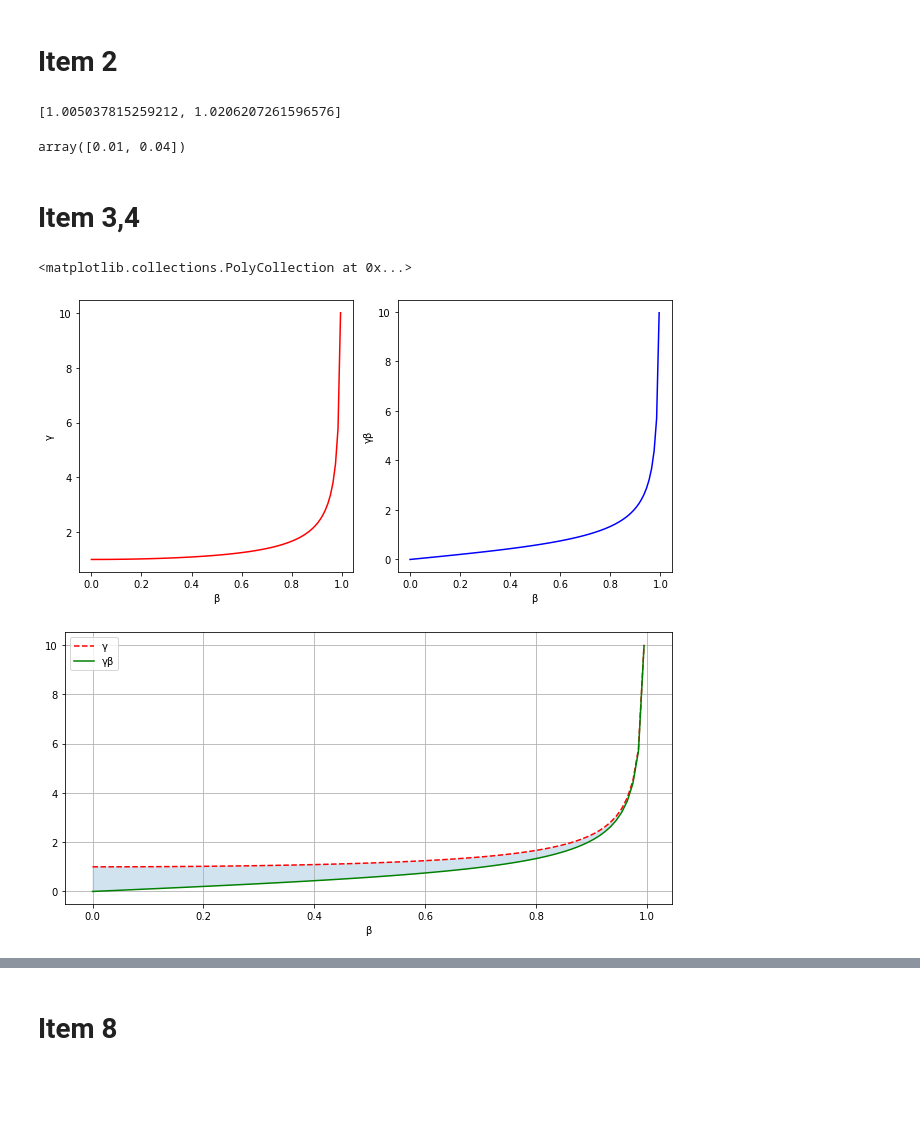
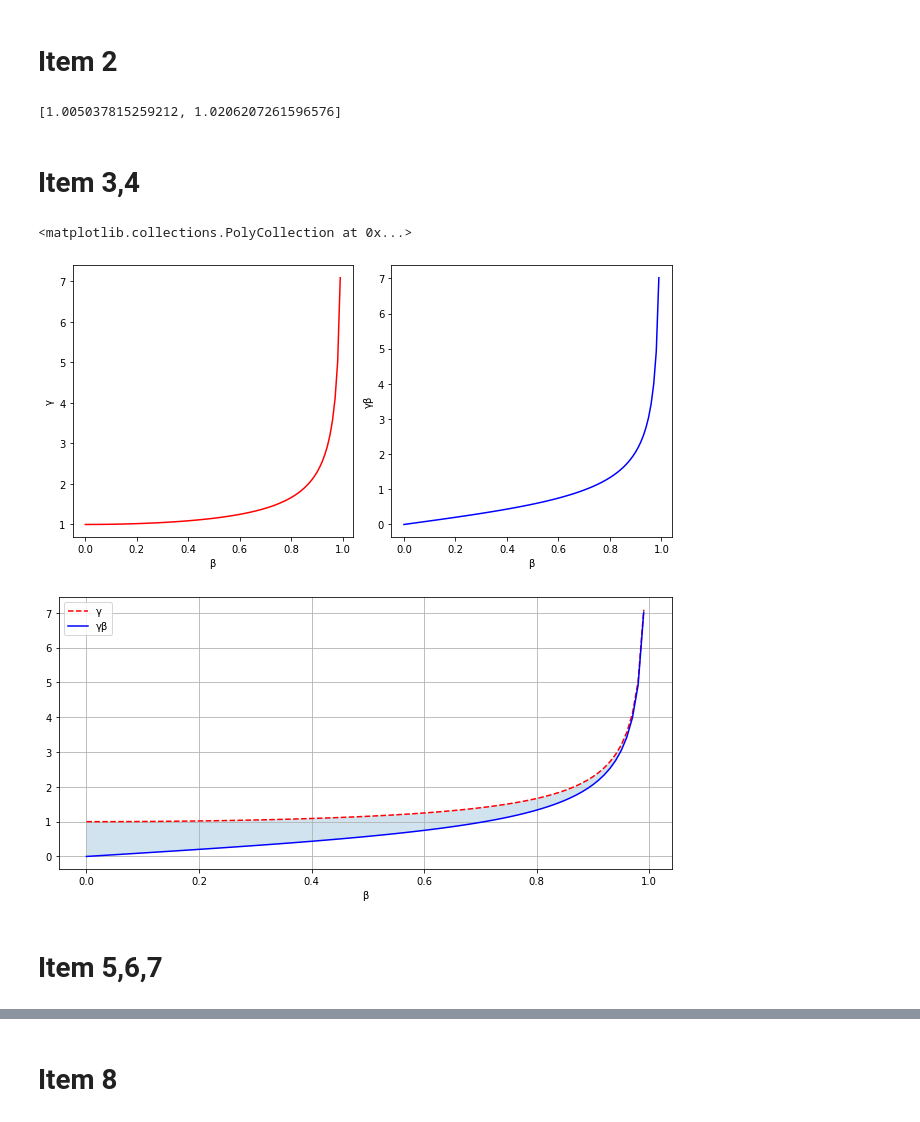
Before and after one commit to Jaegg3rNat/Python_Intro, a Jupyter notebook: Projeto 1.ipynb, the cells around one changed output, grey strips where cells are left out. Cells and saved outputs as stored; diff of their text form; code cells hidden in the pictures; blank space fills up the shorter version.

```diff
--- a/Projeto 1.ipynb
+++ b/Projeto 1.ipynb
@@ -1,11 +1,13 @@
 # %% [markdown]
 # Item 1
 # %%
+
 import math as mt
 import numpy as np
 
 beta = 0.1
 def gamma(beta):
+    """Função que toma beta como argumento e retorna gamma"""
     return  1/(mt.sqrt(1- beta**2))
 
 print(gamma(beta))
@@ -19,6 +21,7 @@ import numpy as np
 
 beta = np.array([0.1, 0.2])
 def gamma(beta):
+    """Função que toma beta como argumento e retorna gamma"""
     nova_lista = []
     for (i, valor) in enumerate(beta):
         novo_elemento = 1/(mt.sqrt(1- valor**2))
@@ -28,7 +31,6 @@ def gamma(beta):
 print(gamma(beta))
 # %% [output]
 [1.005037815259212, 1.0206207261596576]
-array([0.01, 0.04])
 # %% [markdown]
 # Item 3,4
 # %%
@@ -37,42 +39,47 @@ import numpy as np
 import matplotlib.pyplot as plt
 %matplotlib inline
 
-beta = np.linspace(0,0.995,100)
+
+#vetor de beta
+beta = np.arange(0,0.995,0.01)
 
 #gamma calculado a partir de Beta
 def gamma(beta):
+    """Função que toma beta como argumento e retorna gamma"""
     nova_lista = []
     for (i, valor) in enumerate(beta):
         novo_elemento = 1/(mt.sqrt(1- valor**2))
         nova_lista.append(novo_elemento)
     return nova_lista
 
-#print(gamma3(beta))
+#print(gamma(beta))
 
 #print(gamma(beta)*beta)
 
 
 x = beta
 
 
 fig, ax = plt.subplots(1,2,figsize=(9, 4.5), tight_layout=True )
 ax[0].set_xlabel('β')
 ax[0].set_ylabel('γ')
 ax[0].plot(x , gamma(beta), 'r-')
 
 ax[1].set_xlabel('β')
 ax[1].set_ylabel('γβ')
 ax[1].plot(x , beta*gamma(beta),'b-')
 
 #plot = plt.plot(x, gamma3(beta), 'r--', x, gamma3(beta)*beta, 'b-')  comparar os plots
 fig1, ax1 = plt.subplots(figsize=(9, 4.5), tight_layout=True )
-ax1.plot(x, gamma(beta), 'r--', x, gamma(beta)*beta, 'g-')
+ax1.plot(x, gamma(beta), 'r--', x, gamma(beta)*beta, 'b-')
 ax1.legend(['γ', 'γβ'])
 ax1.set_xlabel('β')
 ax1.grid()
 ax1.fill_between(x,gamma(beta),gamma(beta)*beta, alpha= 0.2)
 # %% [output]
 <matplotlib.collections.PolyCollection at 0x...>
-[figure, old version]
+[figure, new version]
-[figure, old version]
+[figure, new version]
+# %% [markdown]
+# Item 5,6,7
 # %%
```
Also changed, not shown: parts of 11 cells of this notebook.
